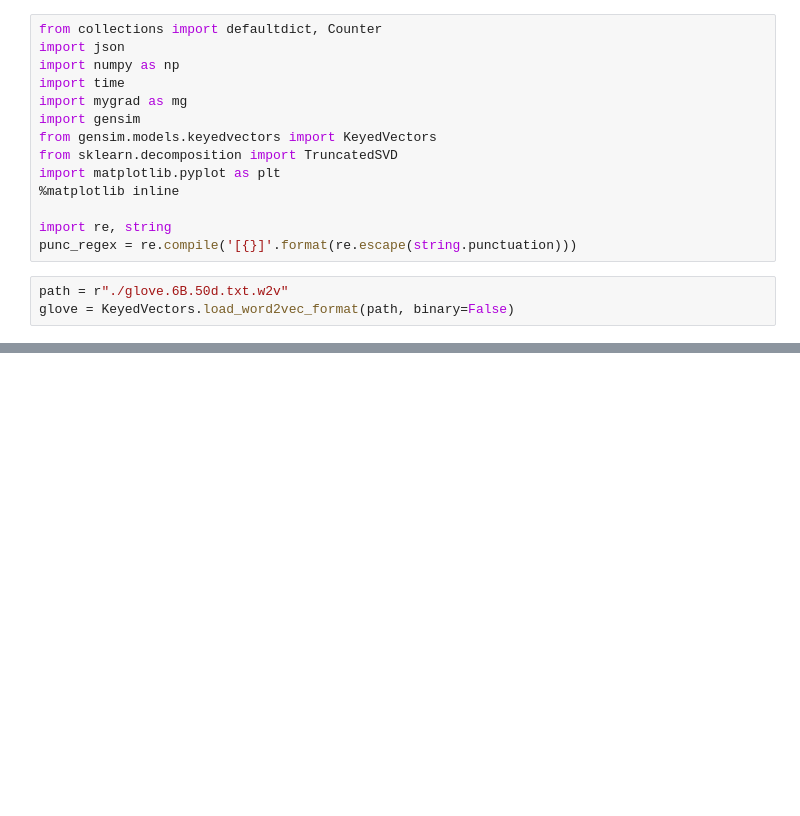
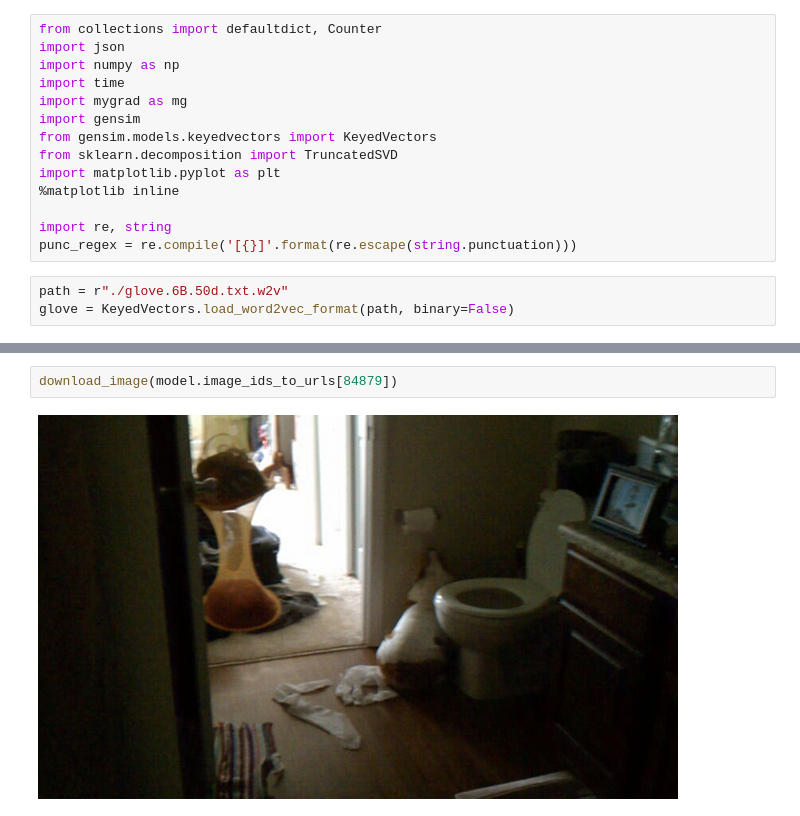
Before and after one commit to CogVegetables/ImageToImage, a Jupyter notebook: CaptionModel.ipynb, the cells around one changed output, grey strips where cells are left out. Drawn from its saved outputs; the diff is of its cells as text; blank space fills up the shorter version.

```diff
--- a/CaptionModel.ipynb
+++ b/CaptionModel.ipynb
@@ -115,0 +190,4 @@ model.caption_id_to_emb()
+# %%
+download_image(model.image_ids_to_urls[84879])
+# %% [output]
+[figure, added]
```
Also changed, not shown: parts of 13 cells of this notebook.
